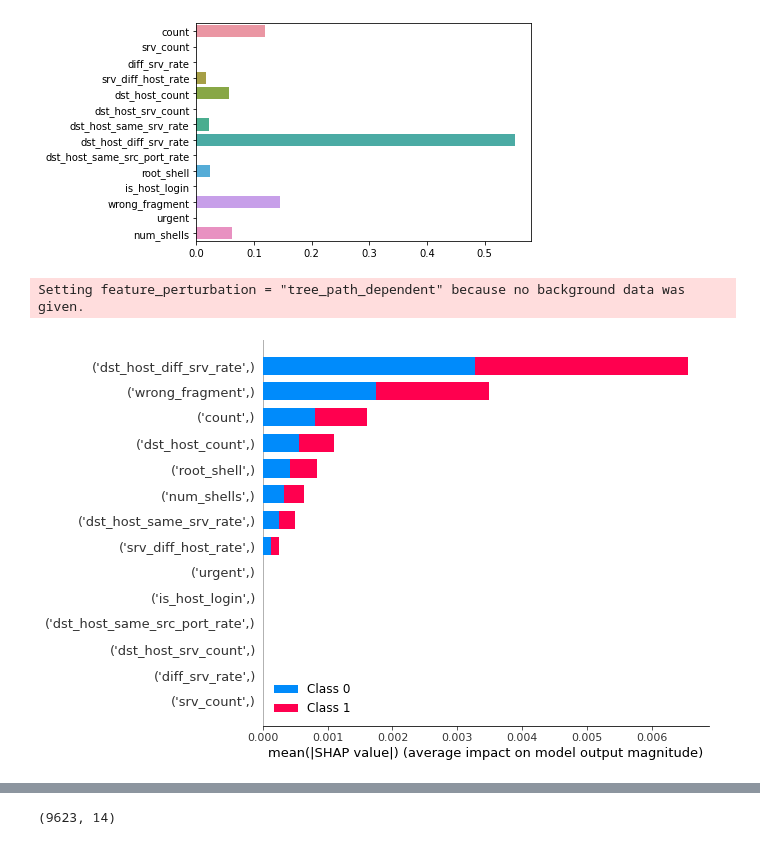
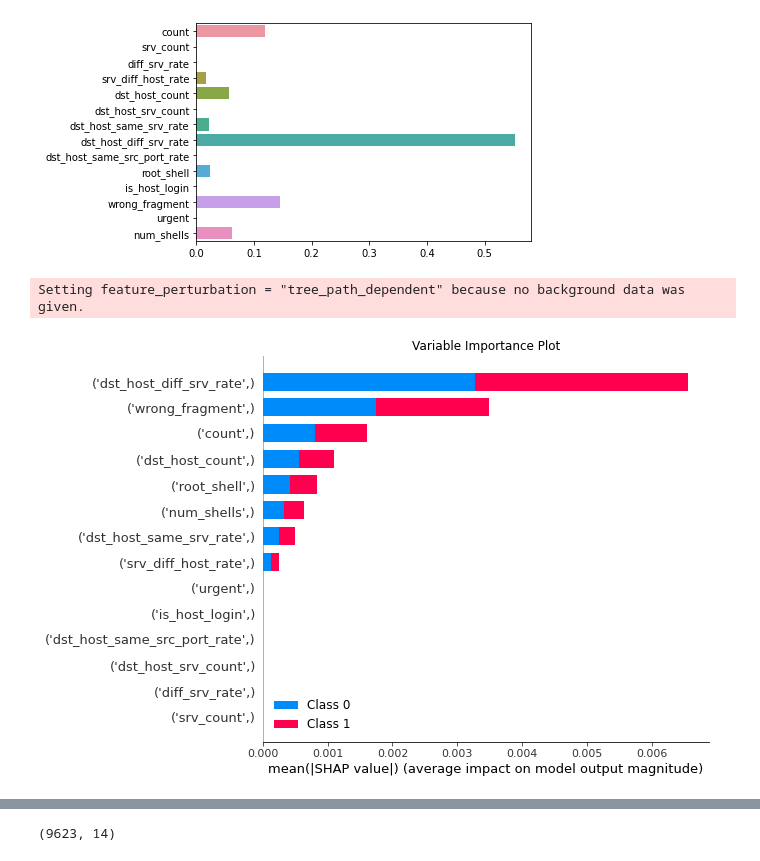
Before and after one commit to alvin20142/Intrusion_Detection, a Jupyter notebook: Project 4.ipynb, the cells around one changed output, grey strips where cells are left out. Drawn from its saved outputs; the diff is of its cells as text; code cells hidden in the pictures.

```diff
--- a/Project 4.ipynb
+++ b/Project 4.ipynb
@@ -855,11 +867,12 @@ sns.barplot(model.feature_importances_,new_continuous_variables+new_categorical_
 <matplotlib.axes._subplots.AxesSubplot at 0x...>
 [figure]
 # %%
+plt.title('Variable Importance Plot')
 shap_values = shap.TreeExplainer(model).shap_values(X_train)
 shap.summary_plot(shap_values, X_train, plot_type="bar")
 # %% [output]
 Setting feature_perturbation = "tree_path_dependent" because no background data was given.
-[figure, old version]
+[figure, new version]
 # %%
 explainer=shap.TreeExplainer(model)
 # %%
```
Also changed, not shown: parts of 39 cells of this notebook.
